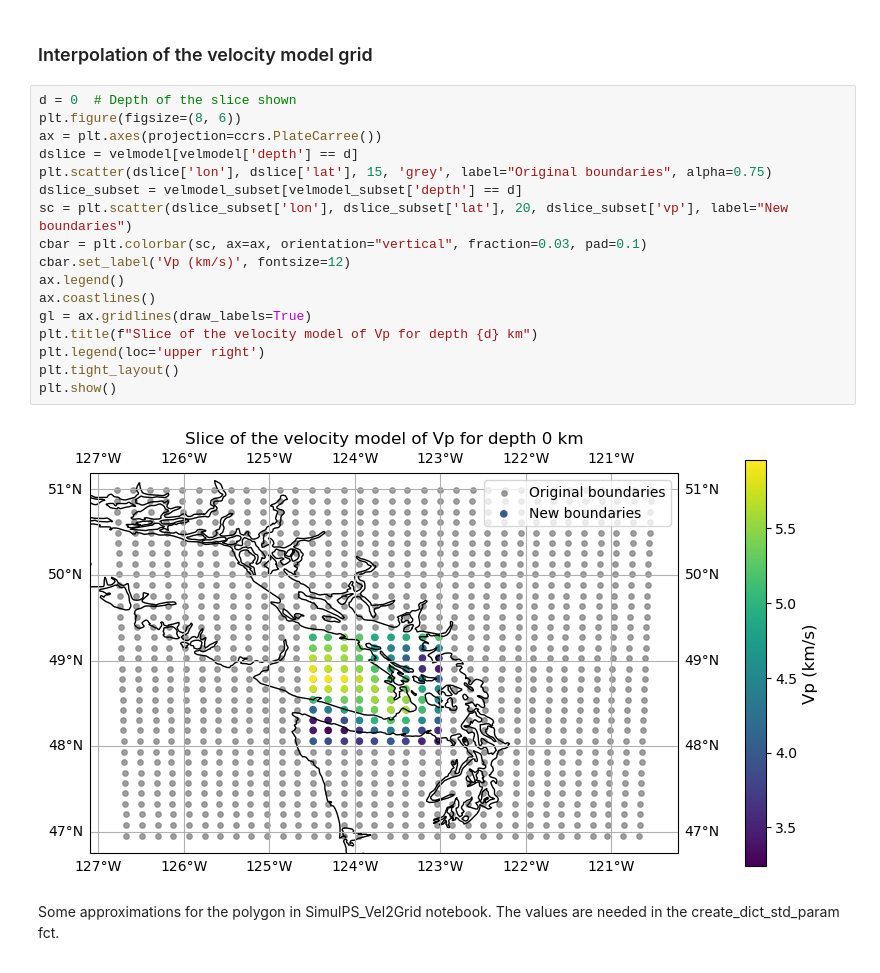
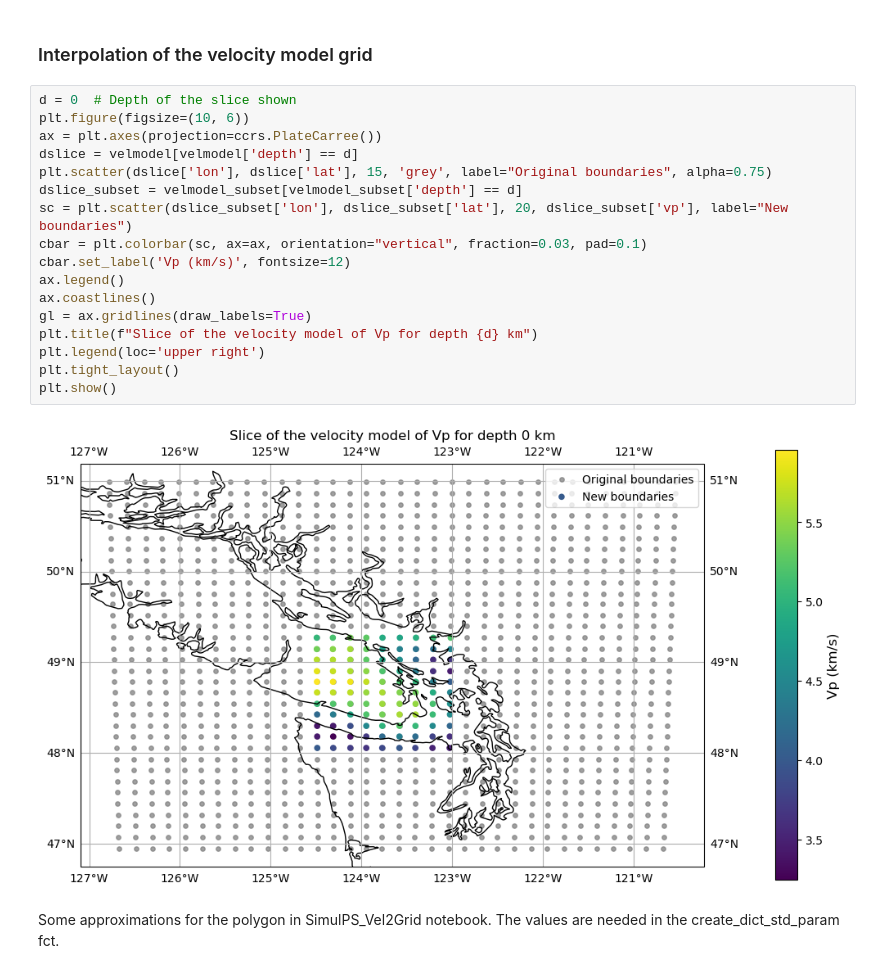
Before and after one commit to papinlois/sw4, a Jupyter notebook: project/NonLinLoc/VelModel_NLLoc.ipynb, the cells around one changed output. Saved outputs shown, nothing was run; the diff lists cells and outputs as text.

```diff
--- a/project/NonLinLoc/VelModel_NLLoc.ipynb
+++ b/project/NonLinLoc/VelModel_NLLoc.ipynb
@@ -191,23 +195,23 @@ The minimum Vs is 1.87 km/s and the maximum is 4.82 km/s.
 ### Interpolation of the velocity model grid
 # %%
 d = 0  # Depth of the slice shown
-plt.figure(figsize=(8, 6))
+plt.figure(figsize=(10, 6))
 ax = plt.axes(projection=ccrs.PlateCarree())
 dslice = velmodel[velmodel['depth'] == d]
 plt.scatter(dslice['lon'], dslice['lat'], 15, 'grey', label="Original boundaries", alpha=0.75)
 dslice_subset = velmodel_subset[velmodel_subset['depth'] == d]
 sc = plt.scatter(dslice_subset['lon'], dslice_subset['lat'], 20, dslice_subset['vp'], label="New boundaries")
 cbar = plt.colorbar(sc, ax=ax, orientation="vertical", fraction=0.03, pad=0.1)
 cbar.set_label('Vp (km/s)', fontsize=12)
 ax.legend()
 ax.coastlines()
 gl = ax.gridlines(draw_labels=True)
 plt.title(f"Slice of the velocity model of Vp for depth {d} km")
 plt.legend(loc='upper right')
 plt.tight_layout()
 plt.show()
 # %% [output]
-[figure, old version]
+[figure, new version]
 # %% [markdown]
 Some approximations for the polygon in SimulPS_Vel2Grid notebook. The values are needed in the create_dict_std_param fct.
 # %%
```
Also changed, not shown: parts of 2 cells of this notebook.
